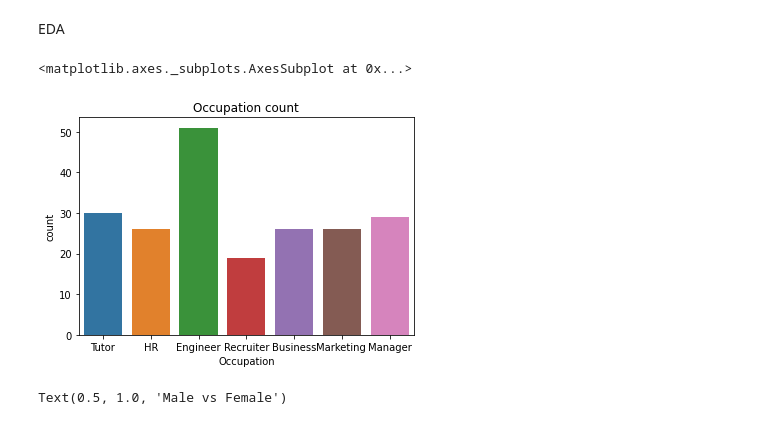
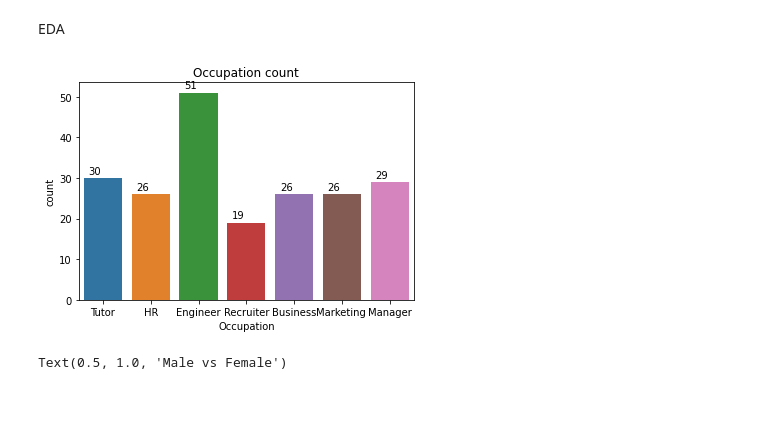
Before and after one commit to sinchana-hathwar/WFH_vs_WFO, a Jupyter notebook: wfh_vs_wfo.ipynb, the cells around one changed output. Saved outputs shown, nothing was run; the diff lists cells and outputs as text; code cells hidden in the pictures.

```diff
--- a/wfh_vs_wfo.ipynb
+++ b/wfh_vs_wfo.ipynb
@@ -111,10 +111,10 @@ EDA
 # %%
 ax=sns.countplot(x='Occupation',data=data)
 plt.title("Occupation count")
-ax
+for p in ax.patches:
+        ax.annotate('{:}'.format(p.get_height()), (p.get_x()+0.1, p.get_height()+1))
 # %% [output]
-<matplotlib.axes._subplots.AxesSubplot at 0x...>
-[figure, old version]
+[figure, new version]
 # %%
 sns.countplot(x='Gender',data=data)
 plt.title('Male vs Female')
```
Also changed, not shown: parts of 25 cells of this notebook.
